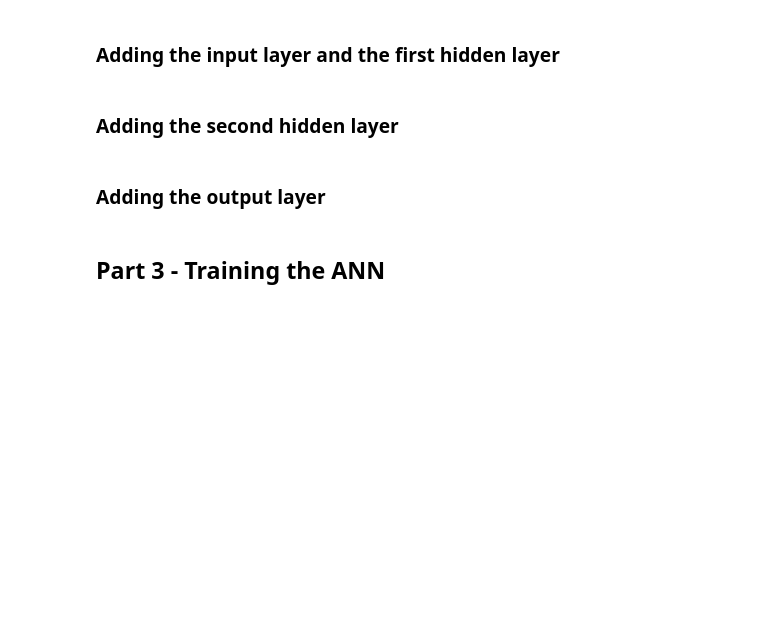
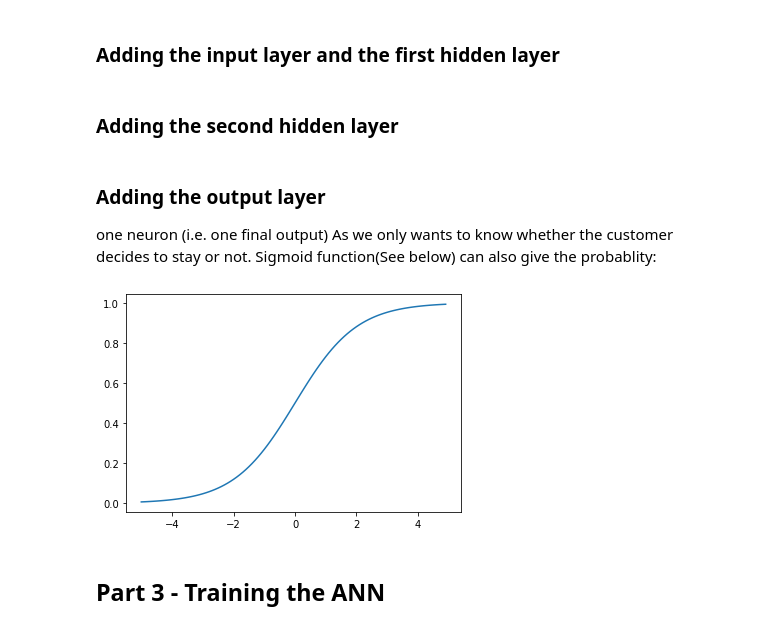
Before and after one commit to xyll313/Deep_Learning, a Jupyter notebook: Part 1 - Artificial Neural Networks/artificial_neural_network_with_studynotes.ipynb, the cells around one changed output. Saved outputs shown, nothing was run; the diff lists cells and outputs as text; code cells hidden in the pictures; blank space fills up the shorter version.

```diff
--- a/Part 1 - Artificial Neural Networks/artificial_neural_network_with_studynotes.ipynb
+++ b/Part 1 - Artificial Neural Networks/artificial_neural_network_with_studynotes.ipynb
@@ -122,8 +123,18 @@ ann.add(tf.keras.layers.Dense(units=6, activation='relu'))
 ### Adding the second hidden layer
 # %%
 ann.add(tf.keras.layers.Dense(units=6, activation='relu'))
-# %% [markdown]
-### Adding the output layer
+# %% [markdown]
+### Adding the output layer
+one neuron (i.e. one final output) As we only wants to know whether the customer decides to stay or not.
+Sigmoid  function(See below) can also give the probablity:
+# %%
+x = np.arange(-5,5,0.1)
+y = np.exp(x)/(np.exp(x)+1)
+
+plt.plot(x, y)
+plt.show()
+# %% [output]
+[figure, added]
 # %%
 ann.add(tf.keras.layers.Dense(units=1, activation='sigmoid'))
 # %% [markdown]
```
Also changed, not shown: parts of 9 cells of this notebook.
